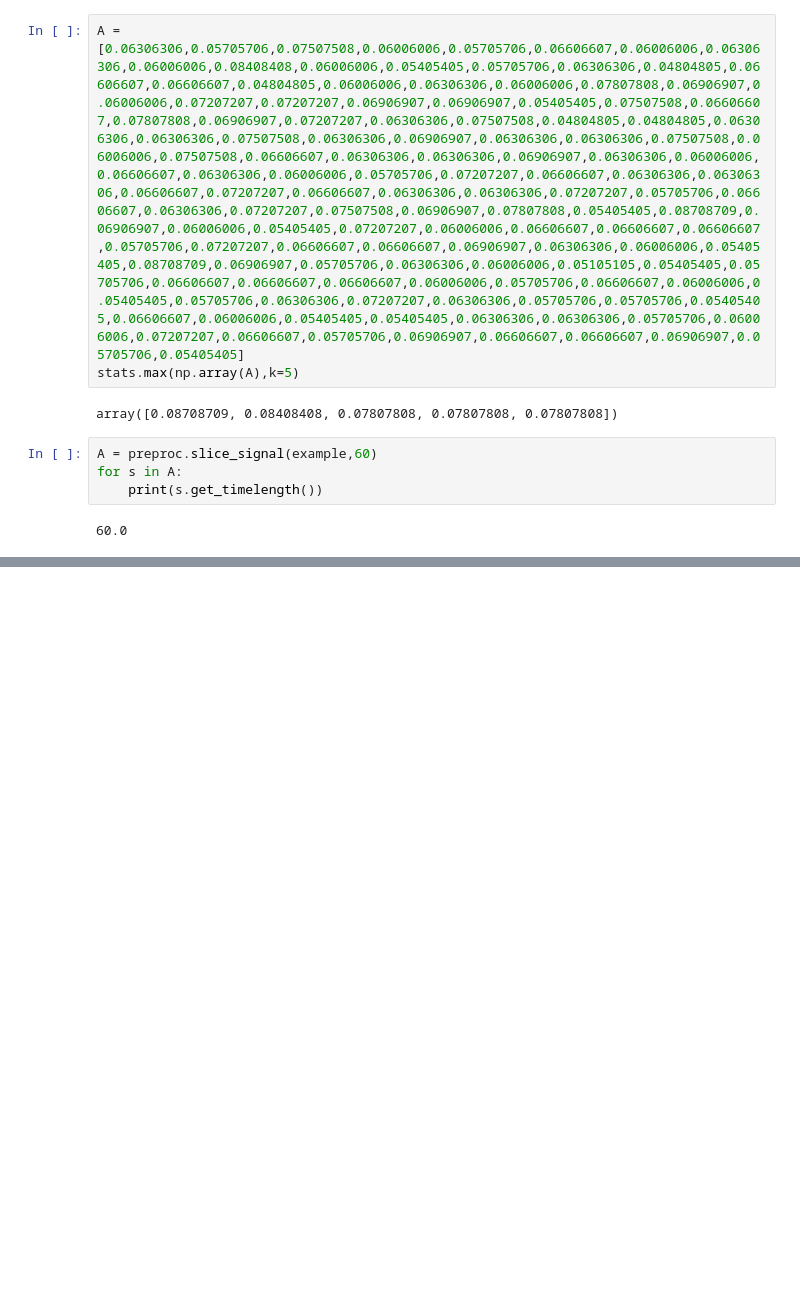
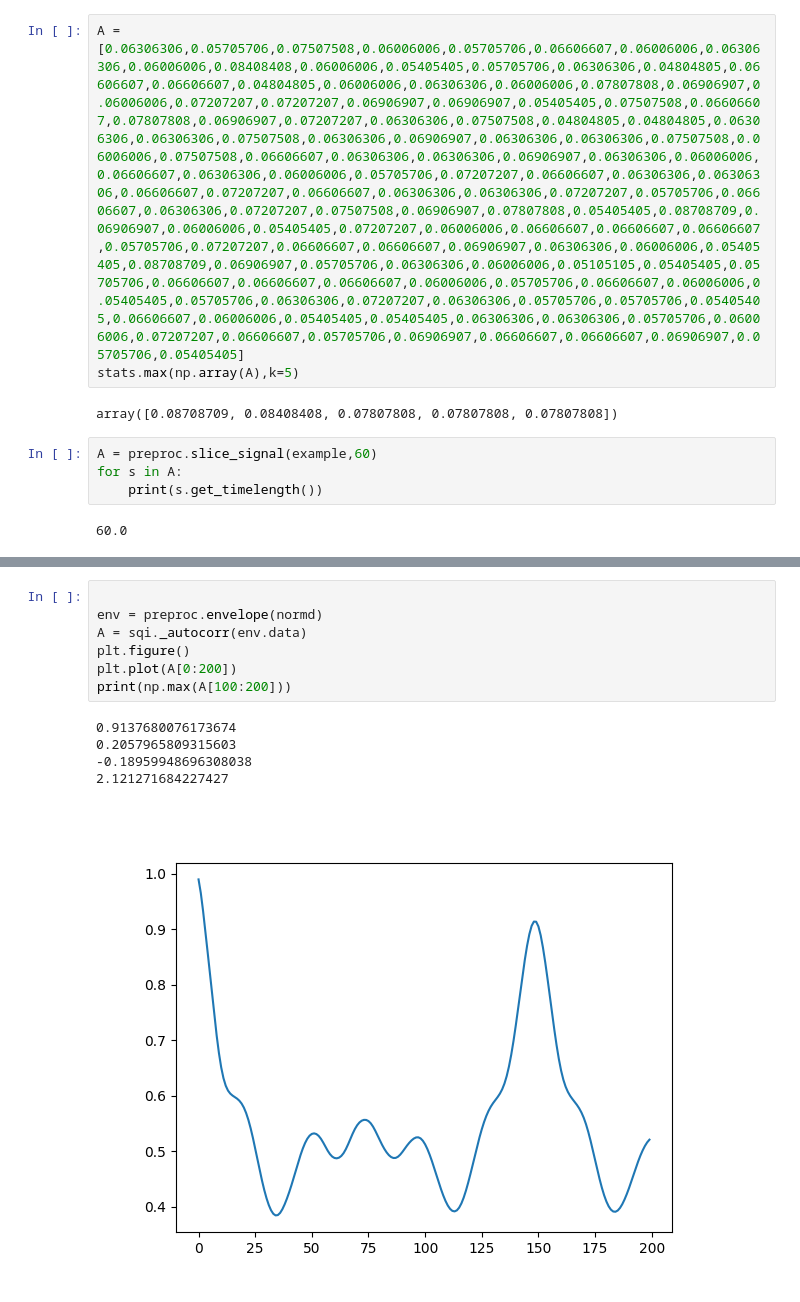
Before and after one commit to mulkr/pyPCG-toolbox, a Jupyter notebook: testing_sandbox.ipynb, the cells around one changed output, grey strips where cells are left out. Cells and saved outputs as stored; diff of their text form; blank space fills up the shorter version.

```diff
--- a/testing_sandbox.ipynb
+++ b/testing_sandbox.ipynb
@@ -126,0 +160,13 @@ for s in A:
+# %%
+
+env = preproc.envelope(normd)
+A = sqi._autocorr(env.data)
+plt.figure()
+plt.plot(A[0:200])
+print(np.max(A[100:200]))
+# %% [output]
+0.9137680076173674
+0.2057965809315603
+-0.18959948696308038
+2.121271684227427
+[figure, added]
```
Also changed, not shown: parts of 4 cells of this notebook.
